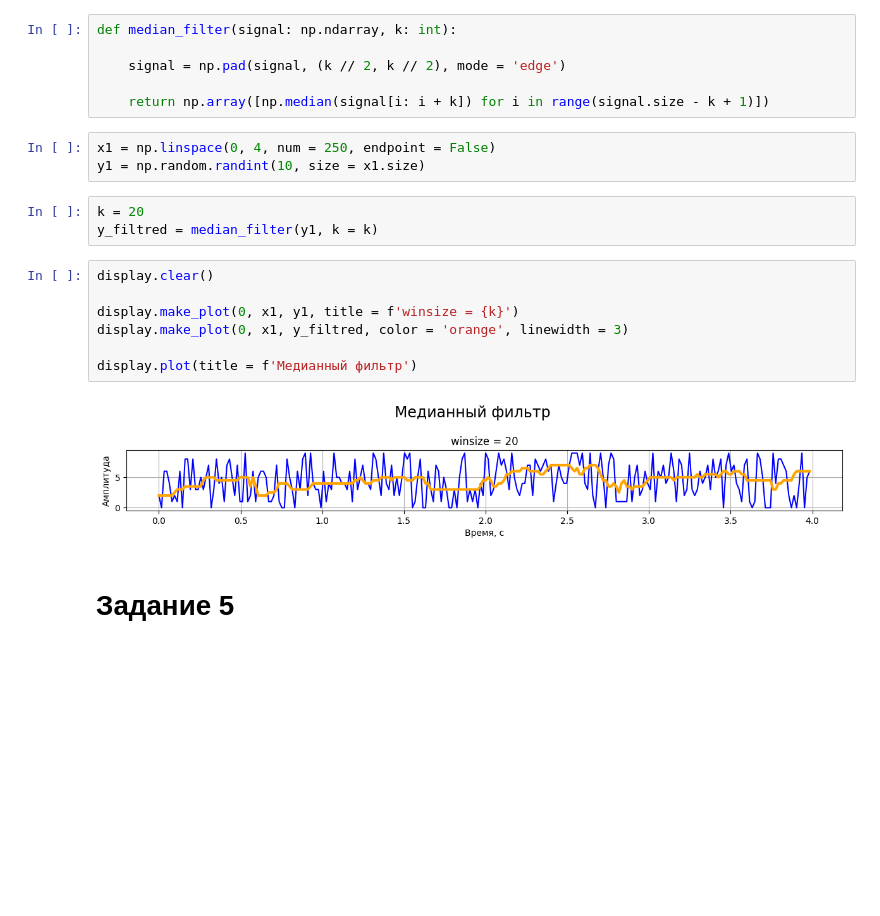
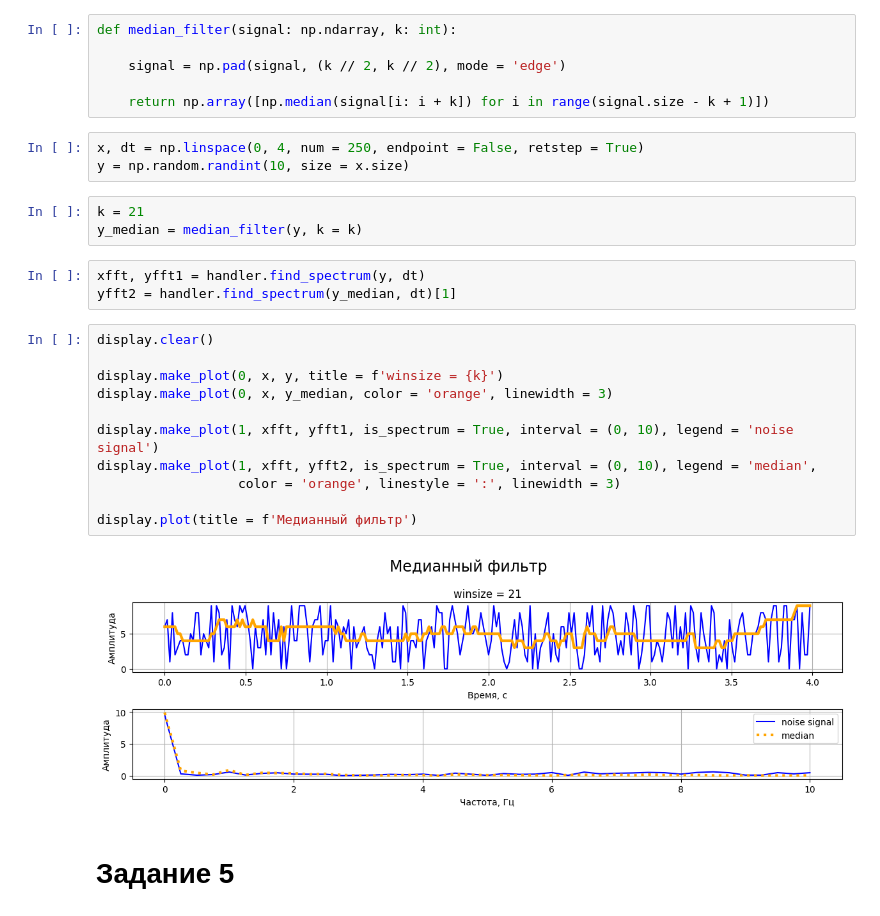
Before and after one commit to HerrPhoton/Digital-signal-processing, a Jupyter notebook: Lab7.ipynb, the cells around one changed output. Cells and saved outputs as stored; diff of their text form; blank space fills up the shorter version.

```diff
--- a/Lab7.ipynb
+++ b/Lab7.ipynb
@@ -86,20 +102,27 @@ def median_filter(signal: np.ndarray, k: int):
 
     return np.array([np.median(signal[i: i + k]) for i in range(signal.size - k + 1)])
 # %%
-x1 = np.linspace(0, 4, num = 250, endpoint = False)
-y1 = np.random.randint(10, size = x1.size)
+x, dt = np.linspace(0, 4, num = 250, endpoint = False, retstep = True)
+y = np.random.randint(10, size = x.size)
 # %%
-k = 20
-y_filtred = median_filter(y1, k = k)
+k = 21
+y_median = median_filter(y, k = k)
+# %%
+xfft, yfft1 = handler.find_spectrum(y, dt)
+yfft2 = handler.find_spectrum(y_median, dt)[1]
 # %%
 display.clear()
 
-display.make_plot(0, x1, y1, title = f'winsize = {k}')
-display.make_plot(0, x1, y_filtred, color = 'orange', linewidth = 3)
+display.make_plot(0, x, y, title = f'winsize = {k}')
+display.make_plot(0, x, y_median, color = 'orange', linewidth = 3)
+
+display.make_plot(1, xfft, yfft1, is_spectrum = True, interval = (0, 10), legend = 'noise signal')
+display.make_plot(1, xfft, yfft2, is_spectrum = True, interval = (0, 10), legend = 'median',
+                  color = 'orange', linestyle = ':', linewidth = 3)
 
 display.plot(title = f'Медианный фильтр')
 # %% [output]
-[figure, old version]
+[figure, new version]
 # %% [markdown]
 # Задание 5
 # %%
```
Also changed, not shown: parts of 26 cells of this notebook.
